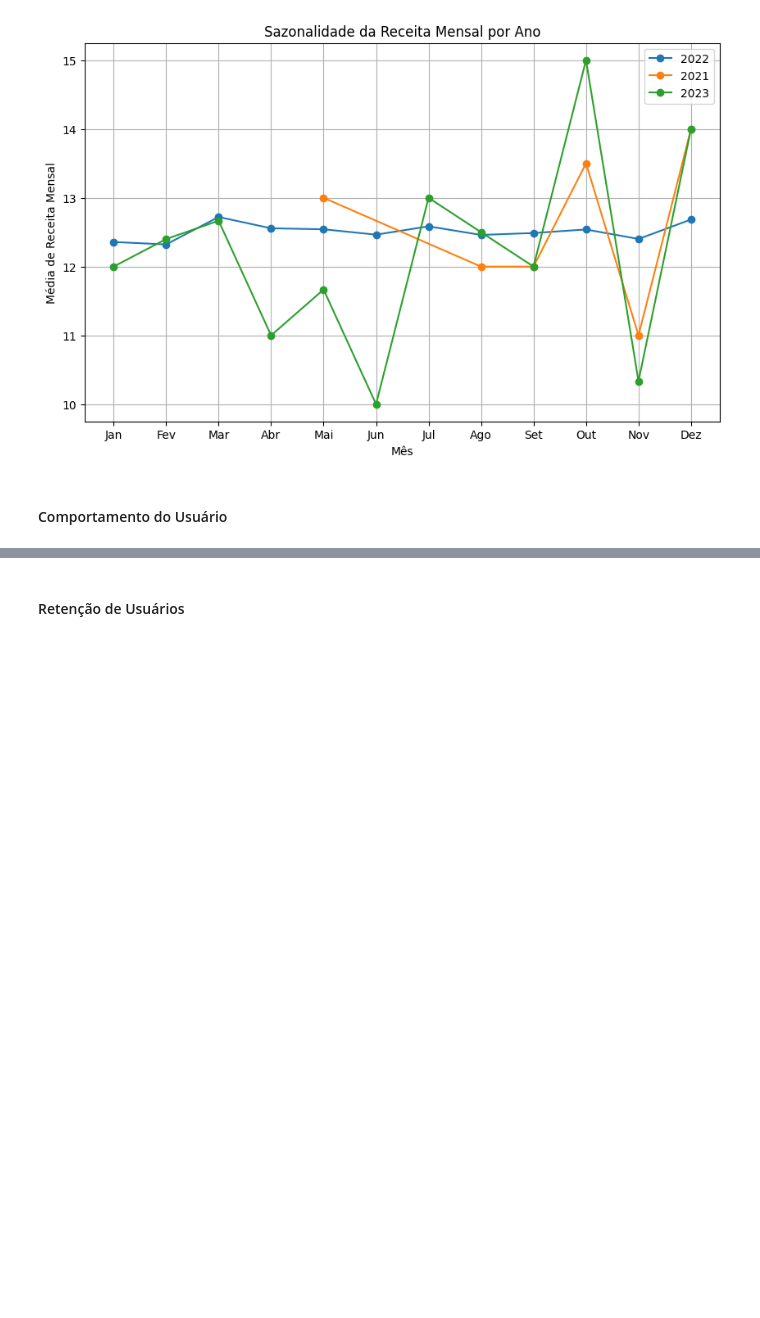
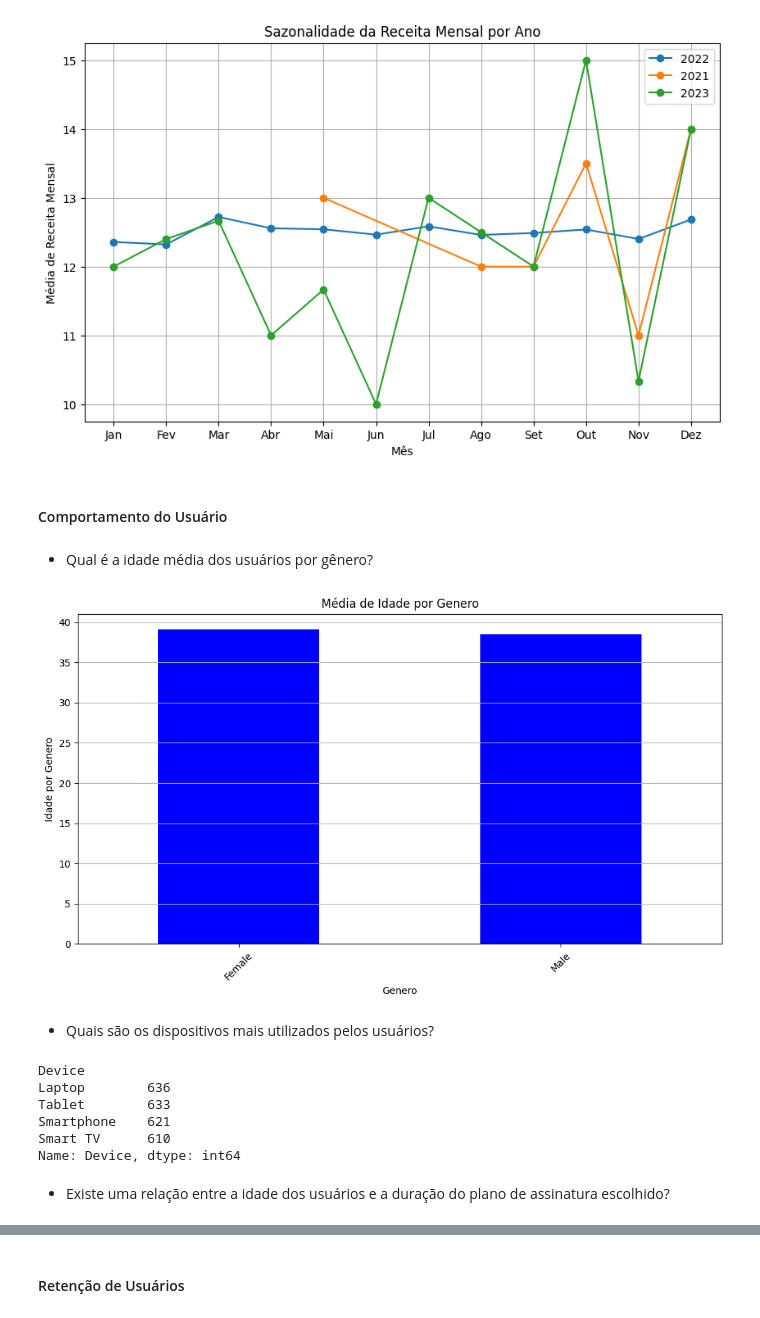
Before and after one commit to michelprosite/analise_covid19, a Jupyter notebook: netflix_analise.ipynb, the cells around one changed output, grey strips where cells are left out. Saved outputs shown, nothing was run; the diff lists cells and outputs as text; code cells hidden in the pictures; blank space fills up the shorter version.

Commit message:
Perguntas do tópico Comportamento do Usuário respondidas.

```diff
--- a/netflix_analise.ipynb
+++ b/netflix_analise.ipynb
@@ -277,3 +278,33 @@ plt.show()
 [figure]
 # %% [markdown]
 #### Comportamento do Usuário
+# %% [markdown]
+* Qual é a idade média dos usuários por gênero?
+# %%
+media_age = data.groupby(['Gender'])['Age'].mean()
+
+# Plote um gráfico de barras
+plt.figure(figsize=(10, 6))
+media_age.plot(kind='bar', color='blue')
+plt.title('Média de Idade por Genero')
+plt.xlabel('Genero')
+plt.ylabel('Idade por Genero')
+plt.xticks(rotation=45)
+plt.grid(axis='y')
+plt.tight_layout()
+plt.show()
+# %% [output]
+[figure, added]
+# %% [markdown]
+* Quais são os dispositivos mais utilizados pelos usuários?
+# %%
+data.groupby(['Device'])['Device'].count().sort_values(ascending=False)
+# %% [output]
+Device
+Laptop        636
+Tablet        633
+Smartphone    621
+Smart TV      610
+Name: Device, dtype: int64
+# %% [markdown]
+* Existe uma relação entre a idade dos usuários e a duração do plano de assinatura escolhido?
```
Also changed, not shown: parts of 3 cells of this notebook.
